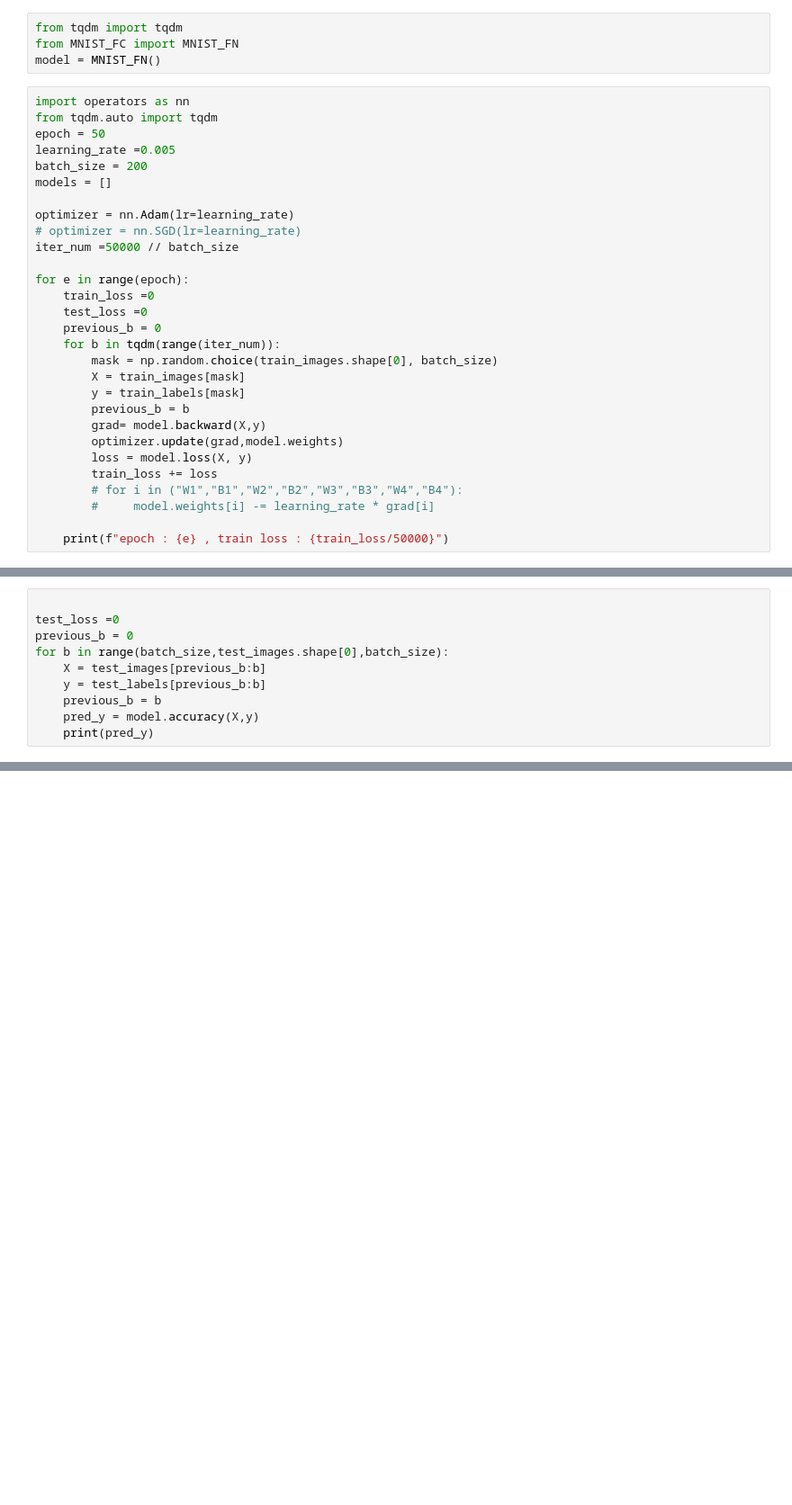
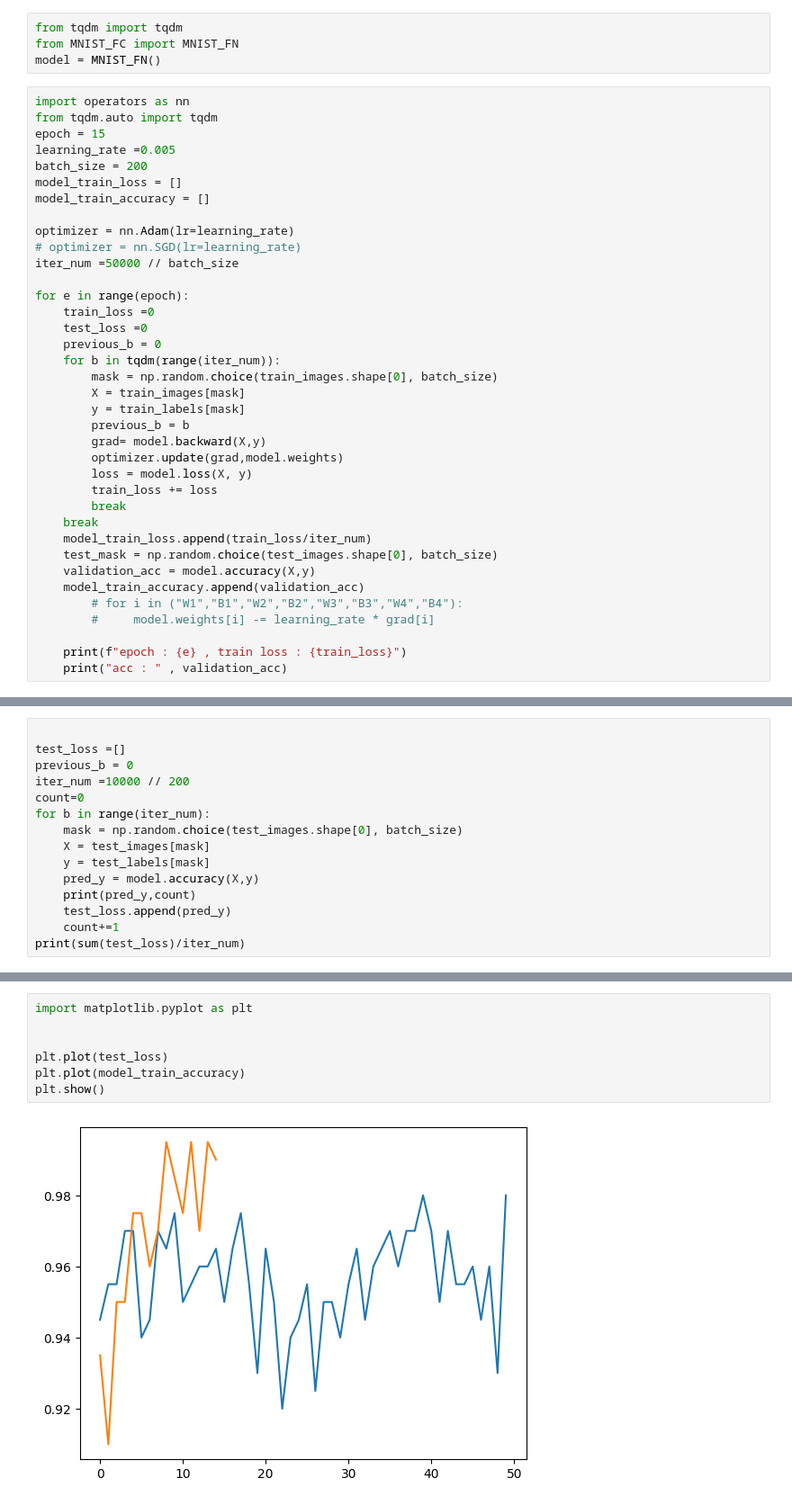
Before and after one commit to Spstars/MNIST_FC, a Jupyter notebook: validation.ipynb, the cells around one changed output, grey strips where cells are left out. Shown: that part at 90% size. Drawn from its saved outputs; the diff is of its cells as text; blank space fills up the shorter version.

```diff
--- a/validation.ipynb
+++ b/validation.ipynb
@@ -34,10 +34,11 @@ model = MNIST_FN()
 # %%
 import operators as nn
 from tqdm.auto import tqdm
-epoch = 50
+epoch = 15
 learning_rate =0.005
 batch_size = 200
-models = []
+model_train_loss = []
+model_train_accuracy = []
 
 optimizer = nn.Adam(lr=learning_rate)
 # optimizer = nn.SGD(lr=learning_rate)
@@ -56,8 +57,15 @@ for e in range(epoch):
         optimizer.update(grad,model.weights)
         loss = model.loss(X, y)
         train_loss += loss
+        break
+    break
+    model_train_loss.append(train_loss/iter_num)
+    test_mask = np.random.choice(test_images.shape[0], batch_size)
+    validation_acc = model.accuracy(X,y)
+    model_train_accuracy.append(validation_acc)
         # for i in ("W1","B1","W2","B2","W3","B3","W4","B4"):
         #     model.weights[i] -= learning_rate * grad[i]
 
-    print(f"epoch : {e} , train loss : {train_loss/50000}")
+    print(f"epoch : {e} , train loss : {train_loss}")
+    print("acc : " , validation_acc)
 # %% [output]
@@ -81,11 +79,16 @@ test_images.shape[0]
 # %%
 
-test_loss =0
+test_loss =[]
 previous_b = 0
-for b in range(batch_size,test_images.shape[0],batch_size):
-    X = test_images[previous_b:b]
-    y = test_labels[previous_b:b]
-    previous_b = b
+iter_num =10000 // 200
+count=0
+for b in range(iter_num):
+    mask = np.random.choice(test_images.shape[0], batch_size)
+    X = test_images[mask]
+    y = test_labels[mask]
     pred_y = model.accuracy(X,y)
-    print(pred_y)
+    print(pred_y,count)
+    test_loss.append(pred_y)
+    count+=1
+print(sum(test_loss)/iter_num)
 # %% [output]
@@ -108,0 +112,9 @@ for b in range(batch_size,test_images.shape[0],batch_size):
+# %%
+import matplotlib.pyplot as plt
+
+
+plt.plot(test_loss)
+plt.plot(model_train_accuracy)
+plt.show()
+# %% [output]
+[figure, added]
```
Also changed, not shown: parts of 4 cells of this notebook.
